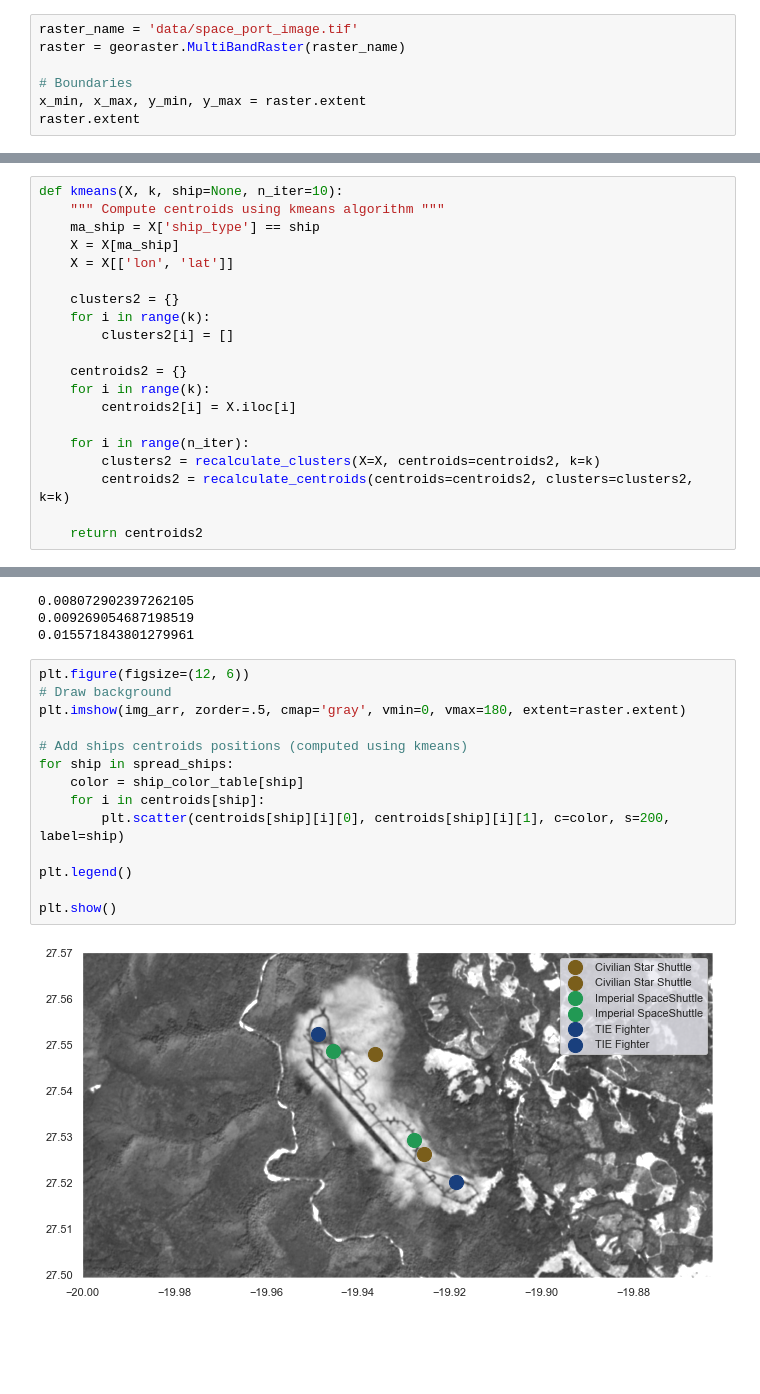
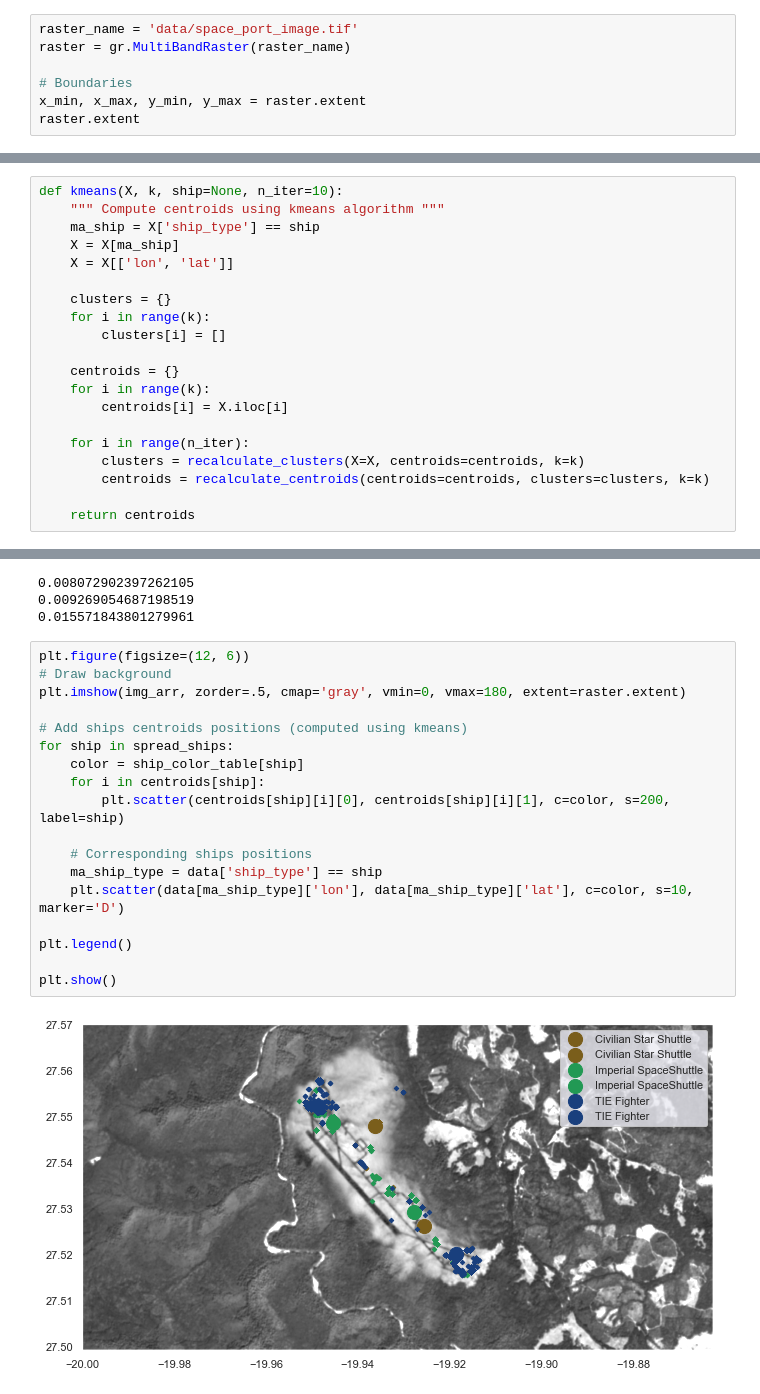
Before and after one commit to AlexisBogroff/geo_challenge, a Jupyter notebook: part_3_2_eda_exploration.ipynb, the cells around one changed output, grey strips where cells are left out. Drawn from its saved outputs; the diff is of its cells as text; blank space fills up the shorter version.

Commit message:
Add corresponding pionts, and rerun nb

```diff
--- a/part_3_2_eda_exploration.ipynb
+++ b/part_3_2_eda_exploration.ipynb
@@ -288,7 +288,7 @@ y_centroids = modes_lat.sort_values('counts', ascending=False)[:N_CENTROIDS]['bi
 Construct the background image
 # %%
 raster_name = 'data/space_port_image.tif'
-raster = georaster.MultiBandRaster(raster_name)
+raster = gr.MultiBandRaster(raster_name)
 
 # Boundaries
 x_min, x_max, y_min, y_max = raster.extent
@@ -461,19 +461,19 @@ def kmeans(X, k, ship=None, n_iter=10):
     X = X[ma_ship]
     X = X[['lon', 'lat']]
 
-    clusters2 = {}
+    clusters = {}
     for i in range(k):
-        clusters2[i] = []
+        clusters[i] = []
 
-    centroids2 = {}
+    centroids = {}
     for i in range(k):
-        centroids2[i] = X.iloc[i]
+        centroids[i] = X.iloc[i]
 
     for i in range(n_iter):
-        clusters2 = recalculate_clusters(X=X, centroids=centroids2, k=k)
-        centroids2 = recalculate_centroids(centroids=centroids2, clusters=clusters2, k=k)
+        clusters = recalculate_clusters(X=X, centroids=centroids, k=k)
+        centroids = recalculate_centroids(centroids=centroids, clusters=clusters, k=k)
 
-    return centroids2
+    return centroids
 # %%
 centroids = {}
 # ship = 'Surveillance droid'
@@ -501,16 +497,20 @@ for ship in ship_types:
 # %%
 plt.figure(figsize=(12, 6))
 # Draw background
 plt.imshow(img_arr, zorder=.5, cmap='gray', vmin=0, vmax=180, extent=raster.extent)
 
 # Add ships centroids positions (computed using kmeans)
 for ship in spread_ships:
     color = ship_color_table[ship]
     for i in centroids[ship]:
         plt.scatter(centroids[ship][i][0], centroids[ship][i][1], c=color, s=200, label=ship)
 
+    # Corresponding ships positions
+    ma_ship_type = data['ship_type'] == ship
+    plt.scatter(data[ma_ship_type]['lon'], data[ma_ship_type]['lat'], c=color, s=10, marker='D')
+
 plt.legend()
 
 plt.show()
 # %% [output]
-[figure, old version]
+[figure, new version]
```
Also changed, not shown: parts of 2 cells of this notebook.
